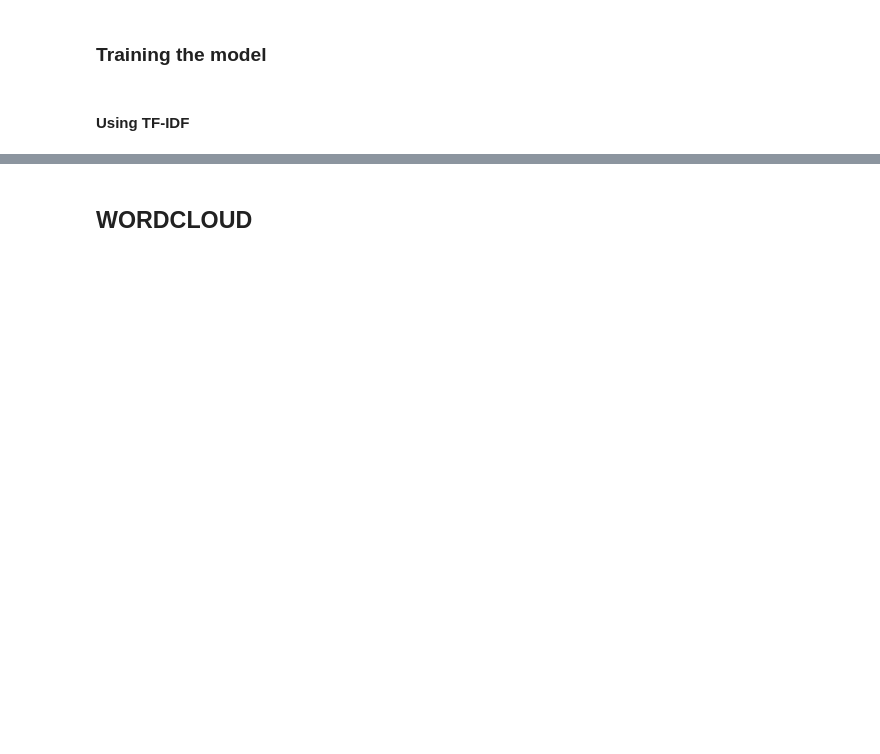
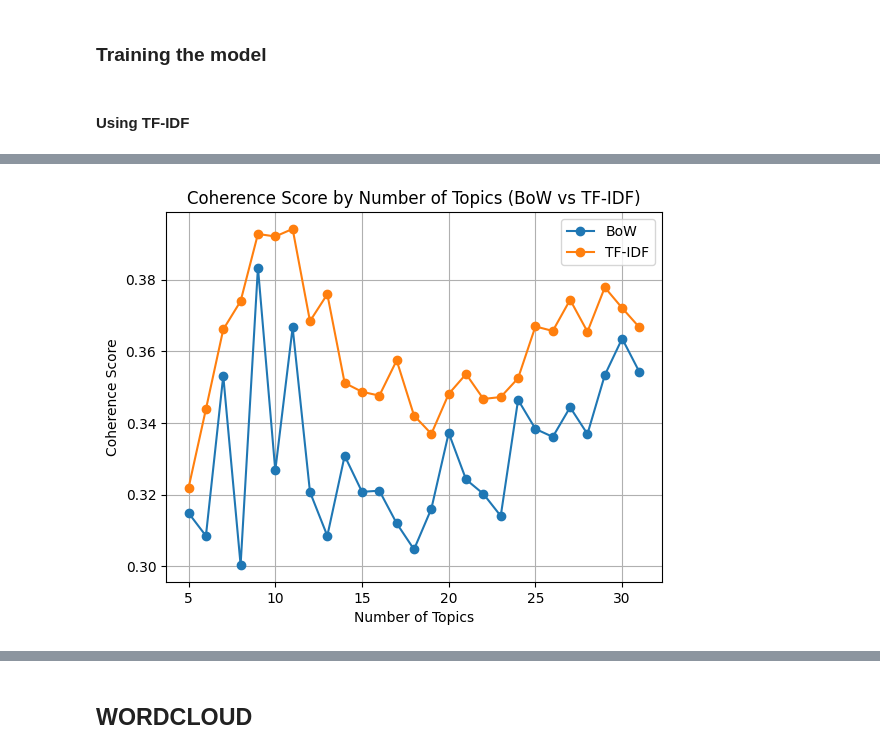
Before and after one commit to michaeltwo/topic_modeling, a Jupyter notebook: Latent Dirichlet Allocation (LDA).ipynb, the cells around one changed output, grey strips where cells are left out. Cells and saved outputs as stored; diff of their text form; code cells hidden in the pictures; blank space fills up the shorter version.

```diff
--- a/Latent Dirichlet Allocation (LDA).ipynb
+++ b/Latent Dirichlet Allocation (LDA).ipynb
@@ -71,0 +94,45 @@ Topic 9: 0.010*"meryl" + 0.010*"ben" + 0.010*"movement" + 0.010*"streep" + 0.008
+# %%
+coherence_scores_bow = [
+    (5, 0.3148430626121548),
+    (6, 0.30847069815008415),
+    (7, 0.3531669126530303),
+    (8, 0.30035061546595554),
+    (9, 0.3833990793737468),
+    (10, 0.3267393273135758),
+    (11, 0.3666774773543395),
+    (12, 0.3207224405315774),
+    (13, 0.30846880998979537),
+    (14, 0.3308367541254228),
+    (15, 0.3207640433384721),
+    (16, 0.321084248260372),
+    (17, 0.31196017346999816),
+    (18, 0.3046855348943311),
+    (19, 0.31606634491294294),
+    (20, 0.3372212707688356),
+    (21, 0.32421236796708797),
+    (22, 0.32018669281279316),
+    (23, 0.3140259247922573),
+    (24, 0.34644815168286835),
+    (25, 0.3383479328560843),
+    (26, 0.3361148441704963),
+    (27, 0.3443887442096789),
+    (28, 0.3369133281262003),
+    (29, 0.35336977777264406),
+    (30, 0.3635820696806197),
+    (31, 0.35419784883430694),
+]
+# %%
+# Step 8: Plot Coherence Scores for Comparison
+bow_coherence_df = pd.DataFrame(coherence_scores_bow, columns=['Num Topics', 'Coherence Score (BoW)'])
+tfidf_coherence_df = pd.DataFrame(coherence_scores_tfidf, columns=['Num Topics', 'Coherence Score (TF-IDF)'])
+
+plt.plot(bow_coherence_df['Num Topics'], bow_coherence_df['Coherence Score (BoW)'], marker='o', label='BoW')
+plt.plot(tfidf_coherence_df['Num Topics'], tfidf_coherence_df['Coherence Score (TF-IDF)'], marker='o', label='TF-IDF')
+plt.xlabel('Number of Topics')
+plt.ylabel('Coherence Score')
+plt.title('Coherence Score by Number of Topics (BoW vs TF-IDF)')
+plt.legend()
+plt.grid()
+plt.show()
+# %% [output]
+[figure, added]
```
Also changed, not shown: parts of 25 cells of this notebook, 2 other files.
